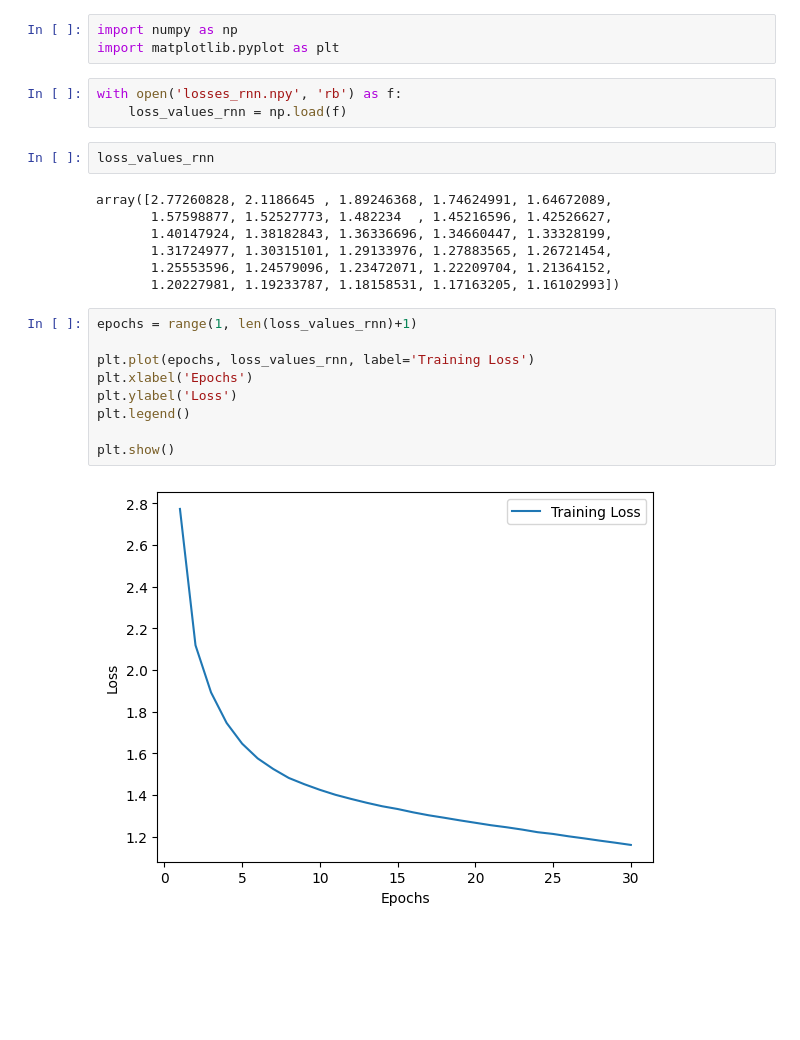
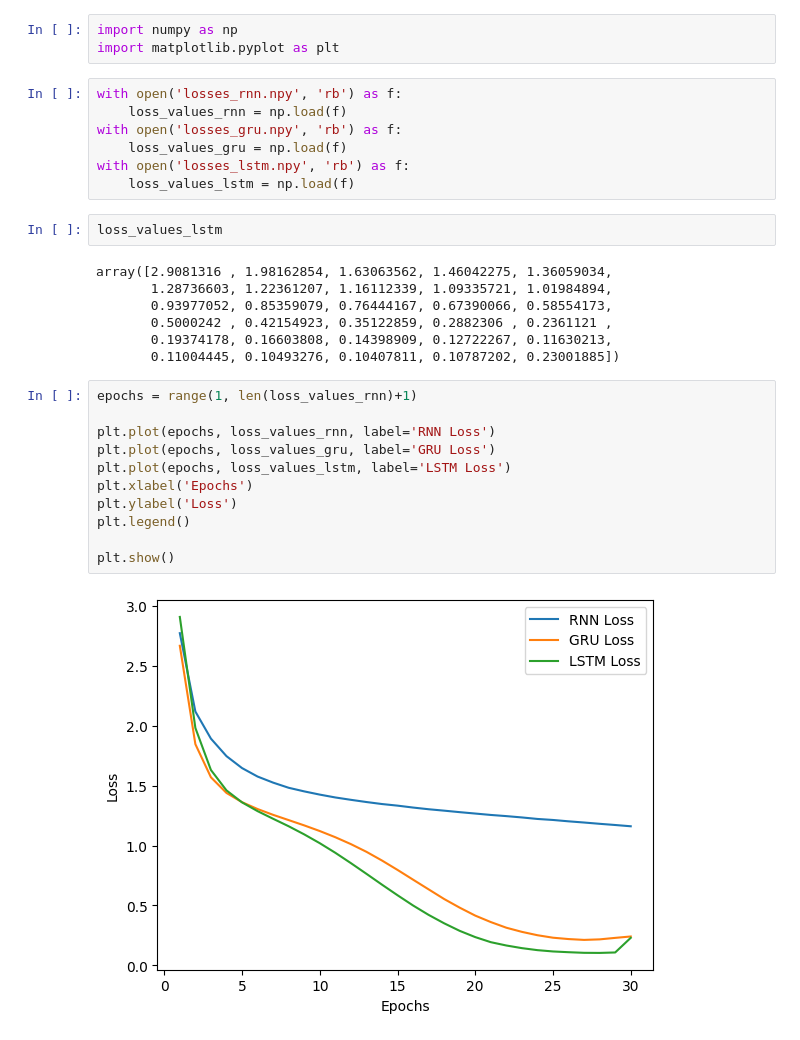
Before and after one commit to birchpoplar/char_rnn, a Jupyter notebook: CharRNN_Analysis.ipynb, the cells around one changed output. Saved outputs shown, nothing was run; the diff lists cells and outputs as text; blank space fills up the shorter version.

```diff
--- a/CharRNN_Analysis.ipynb
+++ b/CharRNN_Analysis.ipynb
@@ -4,23 +4,29 @@ import matplotlib.pyplot as plt
 # %%
 with open('losses_rnn.npy', 'rb') as f:
     loss_values_rnn = np.load(f)
+with open('losses_gru.npy', 'rb') as f:
+    loss_values_gru = np.load(f)
+with open('losses_lstm.npy', 'rb') as f:
+    loss_values_lstm = np.load(f)
 # %%
-loss_values_rnn
+loss_values_lstm
 # %% [output]
-array([2.77260828, 2.1186645 , 1.89246368, 1.74624991, 1.64672089,
-       1.57598877, 1.52527773, 1.482234  , 1.45216596, 1.42526627,
-       1.40147924, 1.38182843, 1.36336696, 1.34660447, 1.33328199,
-       1.31724977, 1.30315101, 1.29133976, 1.27883565, 1.26721454,
-       1.25553596, 1.24579096, 1.23472071, 1.22209704, 1.21364152,
-       1.20227981, 1.19233787, 1.18158531, 1.17163205, 1.16102993])
+array([2.9081316 , 1.98162854, 1.63063562, 1.46042275, 1.36059034,
+       1.28736603, 1.22361207, 1.16112339, 1.09335721, 1.01984894,
+       0.93977052, 0.85359079, 0.76444167, 0.67390066, 0.58554173,
+       0.5000242 , 0.42154923, 0.35122859, 0.2882306 , 0.2361121 ,
+       0.19374178, 0.16603808, 0.14398909, 0.12722267, 0.11630213,
+       0.11004445, 0.10493276, 0.10407811, 0.10787202, 0.23001885])
 # %%
 epochs = range(1, len(loss_values_rnn)+1)
 
-plt.plot(epochs, loss_values_rnn, label='Training Loss')
+plt.plot(epochs, loss_values_rnn, label='RNN Loss')
+plt.plot(epochs, loss_values_gru, label='GRU Loss')
+plt.plot(epochs, loss_values_lstm, label='LSTM Loss')
 plt.xlabel('Epochs')
 plt.ylabel('Loss')
 plt.legend()
 
 plt.show()
 # %% [output]
-[figure, old version]
+[figure, new version]
```
Also changed, not shown: 2 other files.
